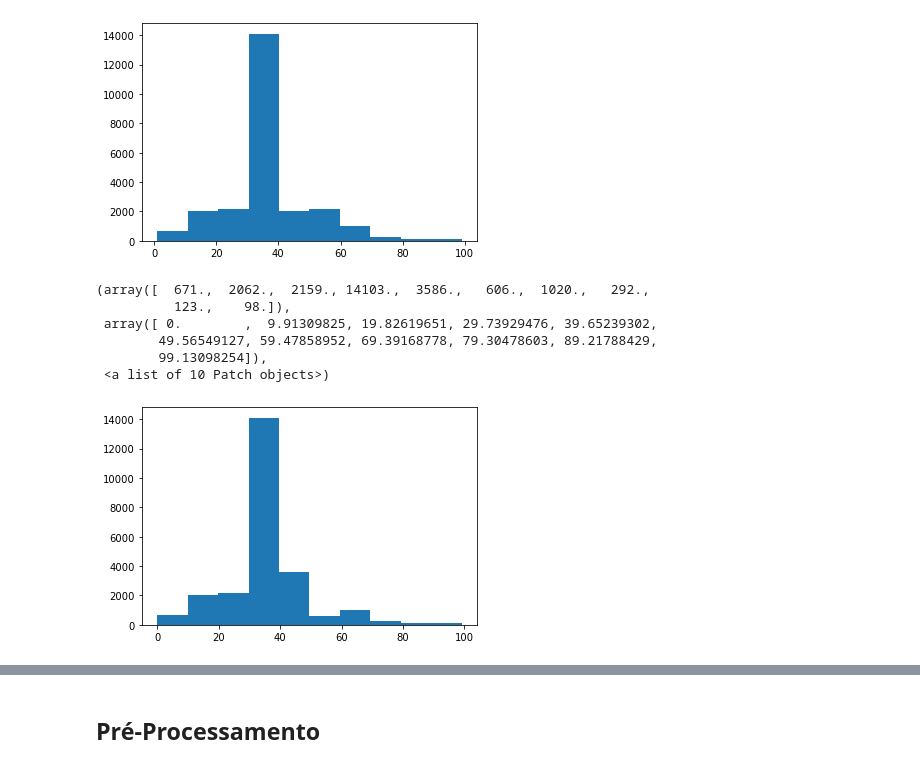
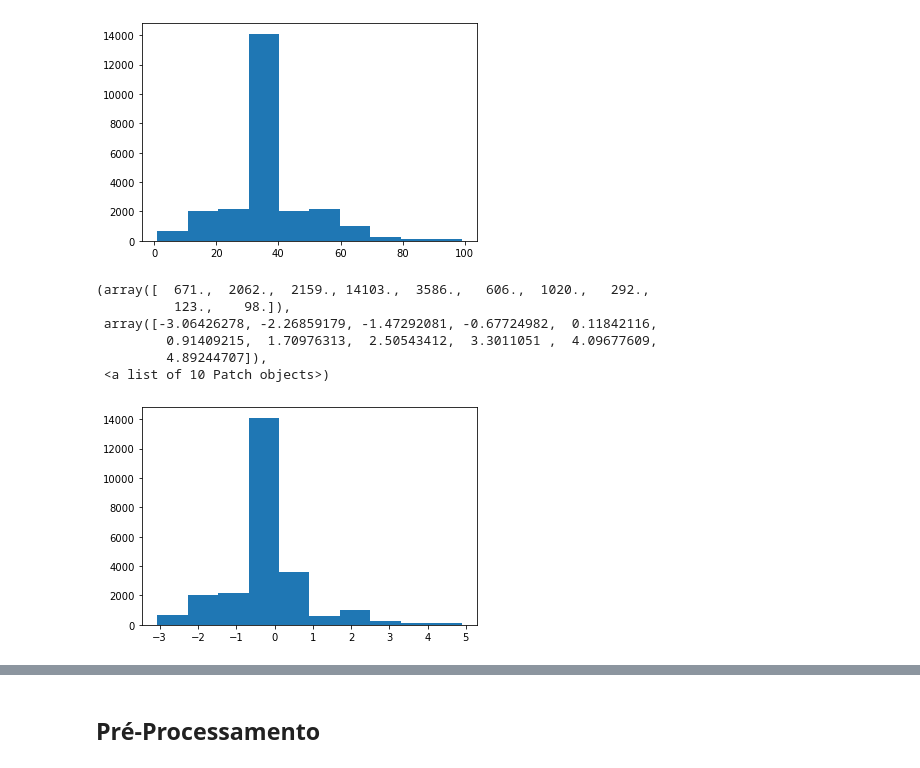
Before and after one commit to Feliboot/rec_padroes, a Jupyter notebook: Analises.ipynb, the cells around one changed output, grey strips where cells are left out. Drawn from its saved outputs; the diff is of its cells as text; code cells hidden in the pictures.

```diff
--- a/Analises.ipynb
+++ b/Analises.ipynb
@@ -390,3 +390,6 @@ fig.set_figwidth(10)
 print(f"Lambda value used for Transformation: {fitted_lambda}")
 # %% [output]
 Lambda value used for Transformation: 1.003149546943228
+# %%
+from scipy import stats
+zFittedData = stats.zscore(fitted_data)
@@ -422,12 +438,12 @@ plt.hist(original_data)
  <a list of 10 Patch objects>)
 [figure]
 # %%
-plt.hist(fitted_data)
+plt.hist(zFittedData)
 # %% [output]
 (array([  671.,  2062.,  2159., 14103.,  3586.,   606.,  1020.,   292.,
           123.,    98.]),
- array([ 0.        ,  9.91309825, 19.82619651, 29.73929476, 39.65239302,
-        49.56549127, 59.47858952, 69.39168778, 79.30478603, 89.21788429,
-        99.13098254]),
+ array([-3.06426278, -2.26859179, -1.47292081, -0.67724982,  0.11842116,
+         0.91409215,  1.70976313,  2.50543412,  3.3011051 ,  4.09677609,
+         4.89244707]),
  <a list of 10 Patch objects>)
-[figure, old version]
+[figure, new version]
```
Also changed, not shown: parts of 48 cells of this notebook.
